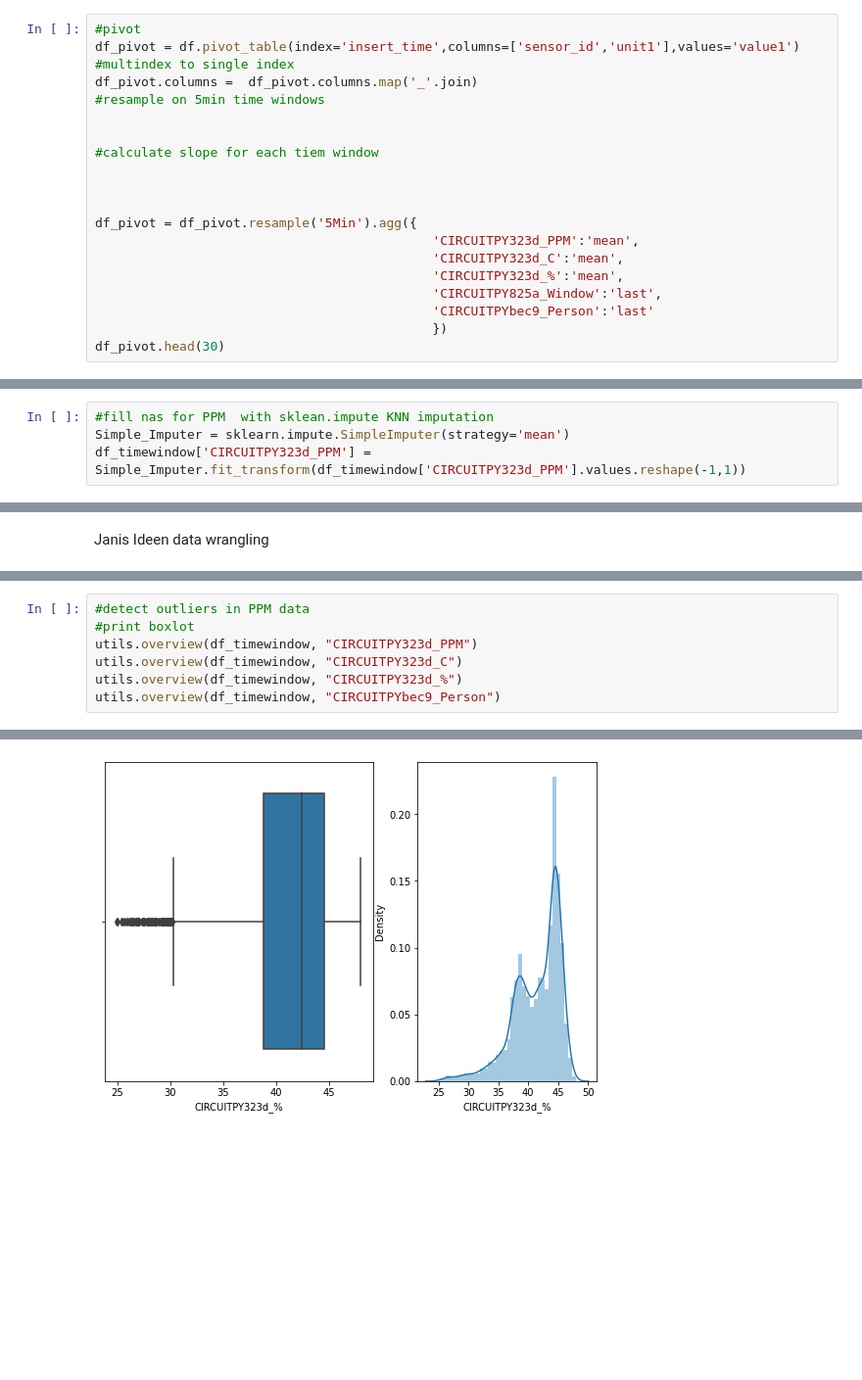
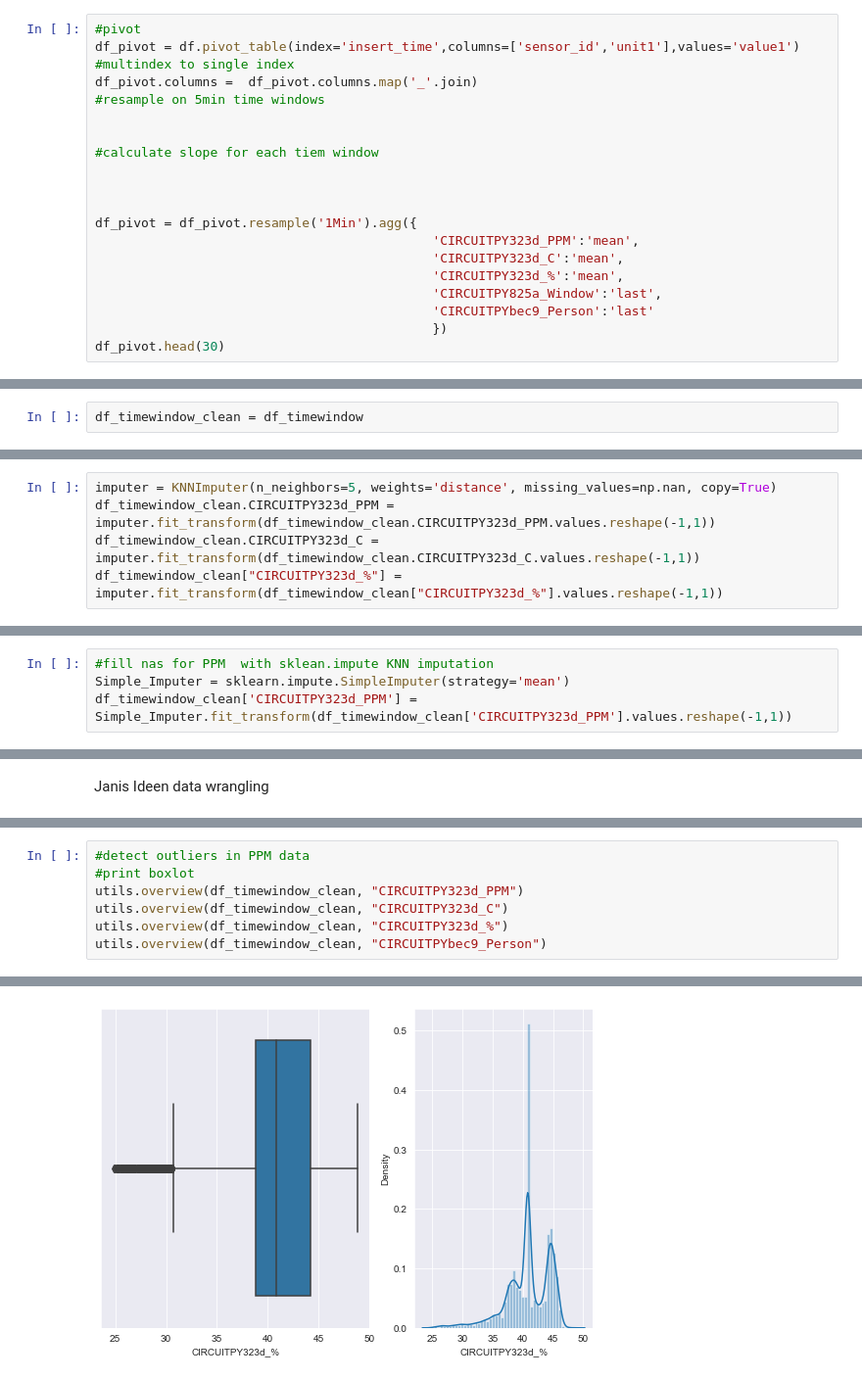
Before and after one commit to nicolarohner1337/smartclassroom, a Jupyter notebook: analyse/nicola.ipynb, the cells around one changed output, grey strips where cells are left out. Shown at 98% size. Drawn from its saved outputs; the diff is of its cells as text; blank space fills up the shorter version.

Commit message:
Alle analysen aus janis.ipynb in nicola.ipynb hinzugefügt, Titel in nicola.ipynb, mit KNNImputer na's bereinigt und Änderungen visualisiert

```diff
--- a/analyse/nicola.ipynb
+++ b/analyse/nicola.ipynb
@@ -54,7 +62,7 @@ df_pivot.columns =	df_pivot.columns.map('_'.join)
 
 
 
-df_pivot = df_pivot.resample('5Min').agg({
+df_pivot = df_pivot.resample('1Min').agg({
                                             'CIRCUITPY323d_PPM':'mean',
                                             'CIRCUITPY323d_C':'mean',
                                             'CIRCUITPY323d_%':'mean',
@@ -113,0 +136,2 @@ See the caveats in the documentation: https://pandas.pydata.org/pandas-docs/stab
+# %%
+df_timewindow_clean = df_timewindow
@@ -113,0 +155,5 @@ See the caveats in the documentation: https://pandas.pydata.org/pandas-docs/stab
+# %%
+imputer = KNNImputer(n_neighbors=5, weights='distance', missing_values=np.nan, copy=True)
+df_timewindow_clean.CIRCUITPY323d_PPM = imputer.fit_transform(df_timewindow_clean.CIRCUITPY323d_PPM.values.reshape(-1,1))
+df_timewindow_clean.CIRCUITPY323d_C = imputer.fit_transform(df_timewindow_clean.CIRCUITPY323d_C.values.reshape(-1,1))
+df_timewindow_clean["CIRCUITPY323d_%"] = imputer.fit_transform(df_timewindow_clean["CIRCUITPY323d_%"].values.reshape(-1,1))
@@ -141,7 +237,7 @@ plt.show()
 # %%
 #fill nas for PPM  with sklean.impute KNN imputation
 Simple_Imputer = sklearn.impute.SimpleImputer(strategy='mean')
-df_timewindow['CIRCUITPY323d_PPM'] = Simple_Imputer.fit_transform(df_timewindow['CIRCUITPY323d_PPM'].values.reshape(-1,1))
+df_timewindow_clean['CIRCUITPY323d_PPM'] = Simple_Imputer.fit_transform(df_timewindow_clean['CIRCUITPY323d_PPM'].values.reshape(-1,1))
 # %% [output]
 A value is trying to be set on a copy of a slice from a DataFrame.
 Try using .loc[row_indexer,col_indexer] = value instead
@@ -190,8 +286,8 @@ memory usage: 346.4+ KB
 # %%
 #detect outliers in PPM data
 #print boxlot
-utils.overview(df_timewindow, "CIRCUITPY323d_PPM")
-utils.overview(df_timewindow, "CIRCUITPY323d_C")
-utils.overview(df_timewindow, "CIRCUITPY323d_%")
-utils.overview(df_timewindow, "CIRCUITPYbec9_Person")
+utils.overview(df_timewindow_clean, "CIRCUITPY323d_PPM")
+utils.overview(df_timewindow_clean, "CIRCUITPY323d_C")
+utils.overview(df_timewindow_clean, "CIRCUITPY323d_%")
+utils.overview(df_timewindow_clean, "CIRCUITPYbec9_Person")
 # %% [output]
@@ -200 +296 @@ utils.overview(df_timewindow, "CIRCUITPYbec9_Person")
-[figure, old version]
+[figure, new version]
```
Also changed, not shown: parts of 52 cells of this notebook.
